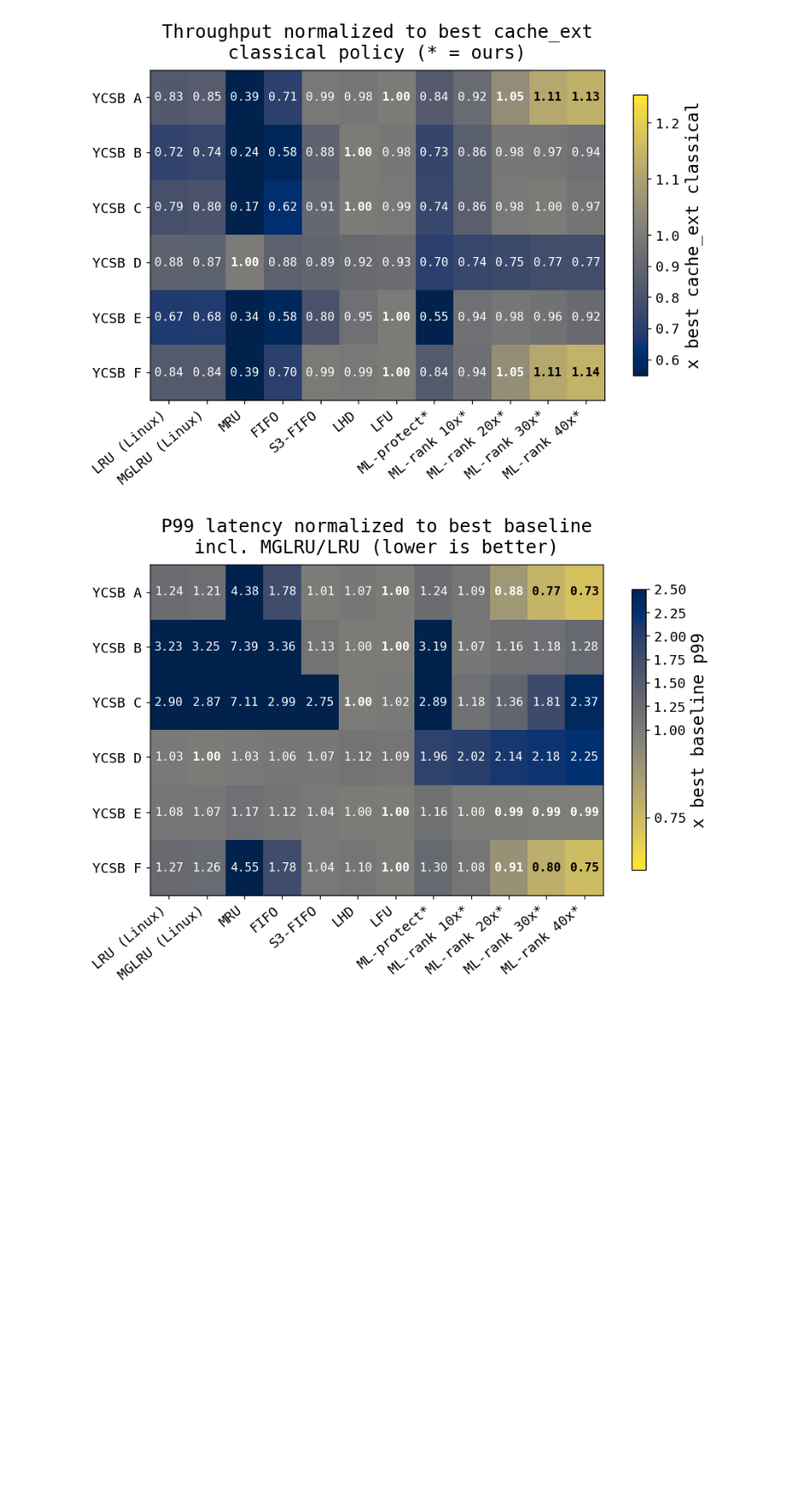
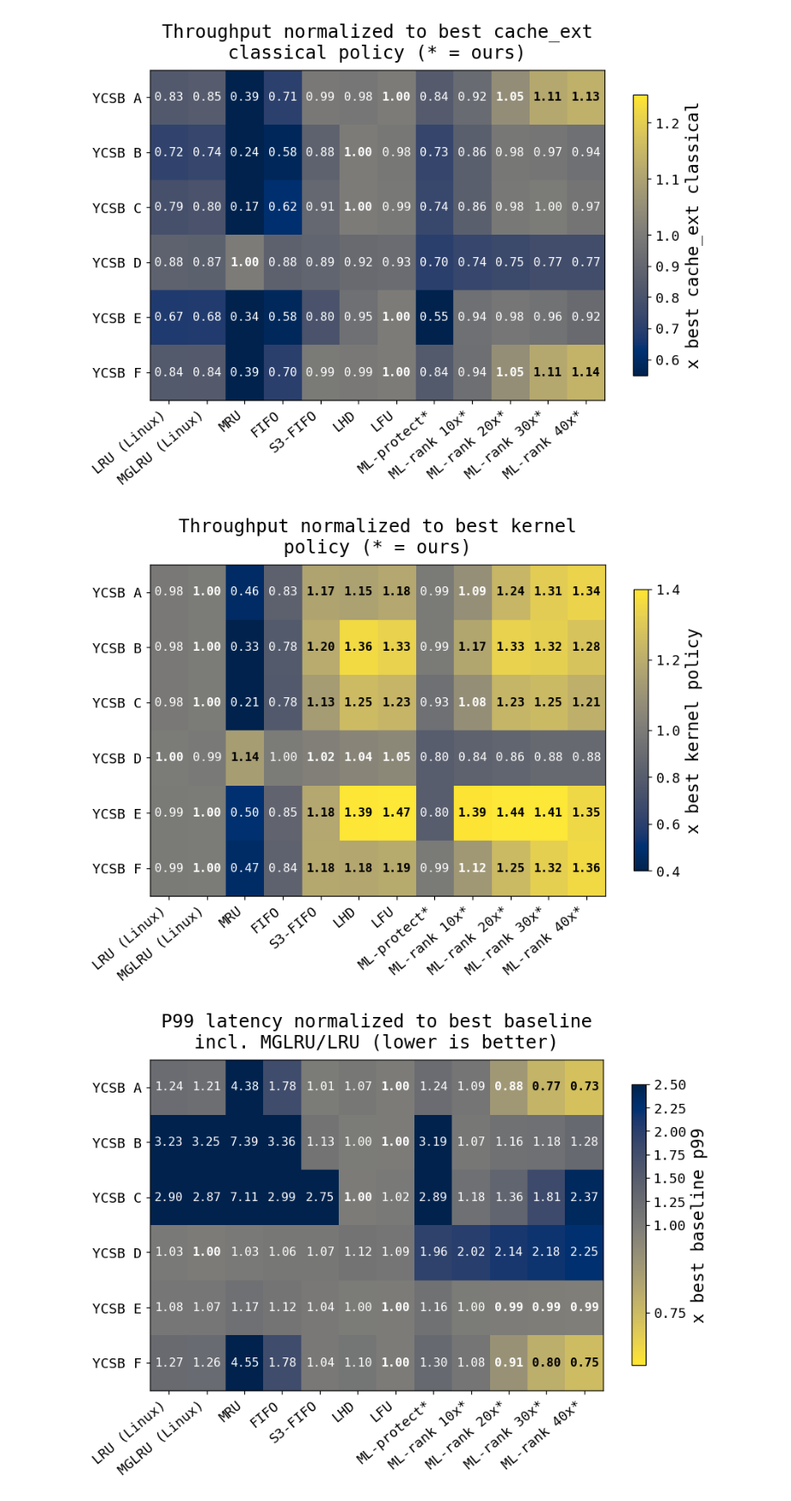
Before and after one commit to JayAndJef/cache_ext_lc, a Jupyter notebook: visualizations/results.ipynb, the cells around one changed output. Shown at 86% size. Saved outputs shown, nothing was run; the diff lists cells and outputs as text; code cells hidden in the pictures; blank space fills up the shorter version.

Commit message:
feat: add kernel policy baselines

```diff
--- a/visualizations/results.ipynb
+++ b/visualizations/results.ipynb
@@ -409,6 +409,33 @@ with plt.rc_context({'axes.grid': False}):
     plt.show()
 # %% [output]
 [figure]
+# %%
+# Throughput heatmap, normalized to the best KERNEL policy per workload (max of Linux LRU and MGLRU only).
+best_kernel = tput[[p for p in ['Linux LRU', 'MGLRU (Linux)'] if p in tput.columns]].max(axis=1)
+norm_bk = (tput[HEAT_POLS].T / best_kernel).T
+
+with plt.rc_context({'axes.grid': False}):
+    fig, ax = plt.subplots(figsize=(8, 6))
+    im = ax.imshow(norm_bk.values, cmap='cividis',
+                   norm=TwoSlopeNorm(vcenter=1.0, vmin=0.4, vmax=1.4), aspect='auto')
+    ax.set_xticks(range(len(HEAT_POLS)))
+    ax.set_xticklabels([disp(p).replace(' (cache_ext)', '').replace(' (ours)', '*')
+                        for p in HEAT_POLS], rotation=40, ha='right')
+    ax.set_yticks(range(len(WORKLOADS)))
+    ax.set_yticklabels([w.replace('ycsb_', 'YCSB ').upper() for w in WORKLOADS])
+    for i in range(norm_bk.shape[0]):
+        for j in range(norm_bk.shape[1]):
+            v = norm_bk.values[i, j]
+            if np.isfinite(v):
+                ax.text(j, i, f'{v:.2f}', ha='center', va='center', fontsize=10.5,
+                        color=text_on(im.cmap(im.norm(v))), fontweight='bold' if v >= 1.0 else 'normal')
+    ax.set_title('Throughput normalized to best kernel\npolicy (* = ours)')
+    fig.colorbar(im, ax=ax, shrink=0.85, label='x best kernel policy')
+    fig.tight_layout()
+    fig.savefig(os.path.join(FIGS, 'fig5e_normalized_heatmap_best_kernel.png'))
+    plt.show()
+# %% [output]
+[figure, added]
 # %%
 # P99 latency heatmap, normalized to best baseline (incl. MGLRU/LRU). LOWER is better, so cividis is reversed (light = lower latency = good),
 # mirroring the throughput heatmaps where light = better.
```
Also changed, not shown: parts of 1 cell of this notebook, 2 other files.
